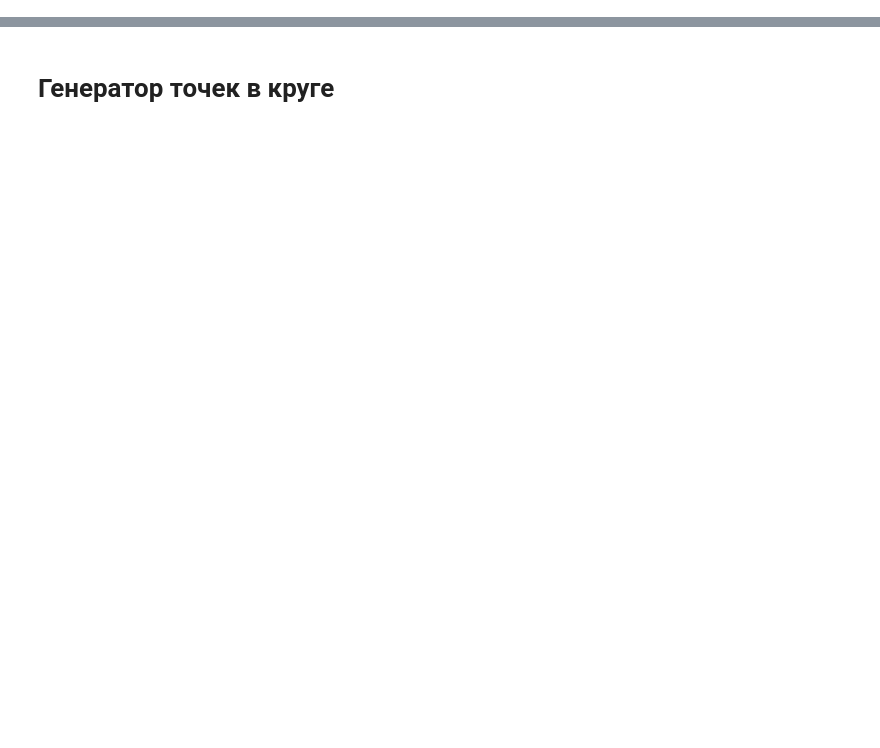
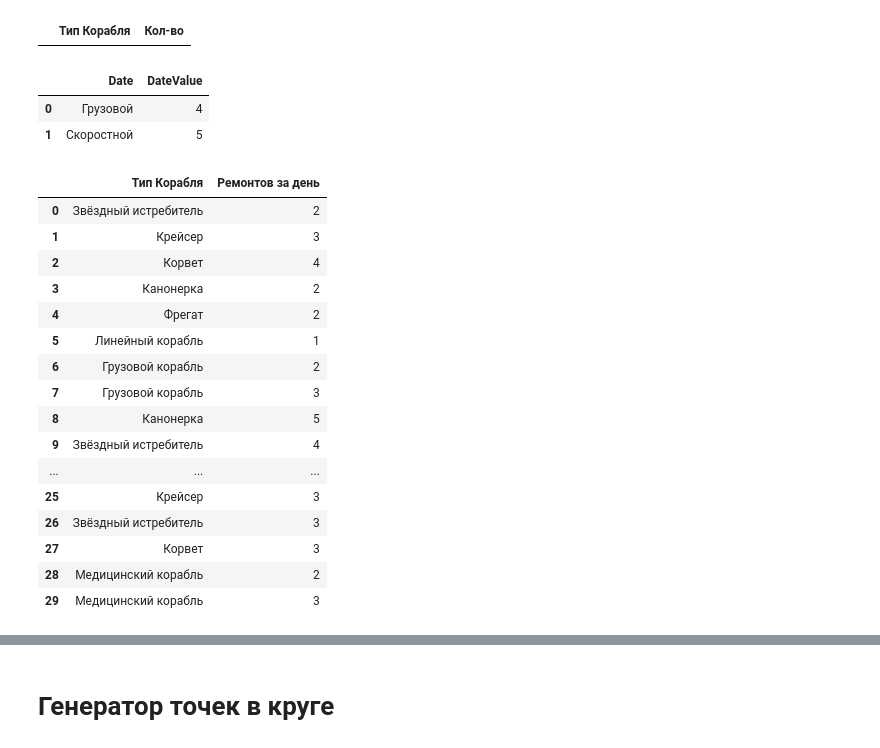
Before and after one commit to SAFUANlip/Yandex-contest, a Jupyter notebook: Untitled.ipynb, the cells around one changed output, grey strips where cells are left out. Saved outputs shown, nothing was run; the diff lists cells and outputs as text; code cells hidden in the pictures; blank space fills up the shorter version.

```diff
--- a/Untitled.ipynb
+++ b/Untitled.ipynb
@@ -0,0 +46,4 @@
+# %%
+pd.read_csv(sys.stdin, sep=",", names=["Тип Корабля", "Кол-во"])
+# %% [output]
+|  | Тип Корабля | Кол-во |
@@ -0,0 +52,62 @@
+# %%
+pd.DataFrame(dict_res.items(), columns=['Date', 'DateValue'])
+# %% [output]
+|  | Date | DateValue |
+| 0 | Грузовой | 4 |
+| 1 | Скоростной | 5 |
+# %%
+data = [
+    ['Звёздный истребитель', 2],
+    ['Крейсер', 3],
+    ['Корвет', 4],
+    ['Канонерка', 2],
+    ['Фрегат', 2],
+    ['Линейный корабль', 1],
+    ['Грузовой корабль', 2],
+    ['Грузовой корабль', 3],
+    ['Канонерка', 5],
+    ['Звёздный истребитель', 4],
+    ['Фрегат', 4],
+    ['Корвет', 1],
+    ['Корвет', 5],
+    ['Крейсер', 2],
+    ['Крейсер', 3],
+    ['Звёздный истребитель', 3],
+    ['Корвет', 3],
+    ['Медицинский корабль', 2],
+    ['Медицинский корабль', 3],
+ ['Канонерка', 5],
+    ['Звёздный истребитель', 4],
+    ['Фрегат', 4],
+    ['Корвет', 1],
+    ['Корвет', 5],
+    ['Крейсер', 2],
+    ['Крейсер', 3],
+    ['Звёздный истребитель', 3],
+    ['Корвет', 3],
+    ['Медицинский корабль', 2],
+    ['Медицинский корабль', 3]
+]
+
+# Convert the data to a pandas DataFrame
+df = pd.DataFrame(data, columns=['Тип Корабля', 'Ремонтов за день'])
+# %%
+df
+# %% [output]
+|  | Тип Корабля | Ремонтов за день |
+| 0 | Звёздный истребитель | 2 |
+| 1 | Крейсер | 3 |
+| 2 | Корвет | 4 |
+| 3 | Канонерка | 2 |
+| 4 | Фрегат | 2 |
+| 5 | Линейный корабль | 1 |
+| 6 | Грузовой корабль | 2 |
+| 7 | Грузовой корабль | 3 |
+| 8 | Канонерка | 5 |
+| 9 | Звёздный истребитель | 4 |
+| ... | ... | ... |
+| 25 | Крейсер | 3 |
+| 26 | Звёздный истребитель | 3 |
+| 27 | Корвет | 3 |
+| 28 | Медицинский корабль | 2 |
+| 29 | Медицинский корабль | 3 |
```
Also changed, not shown: parts of 30 cells of this notebook, 13 other files.
